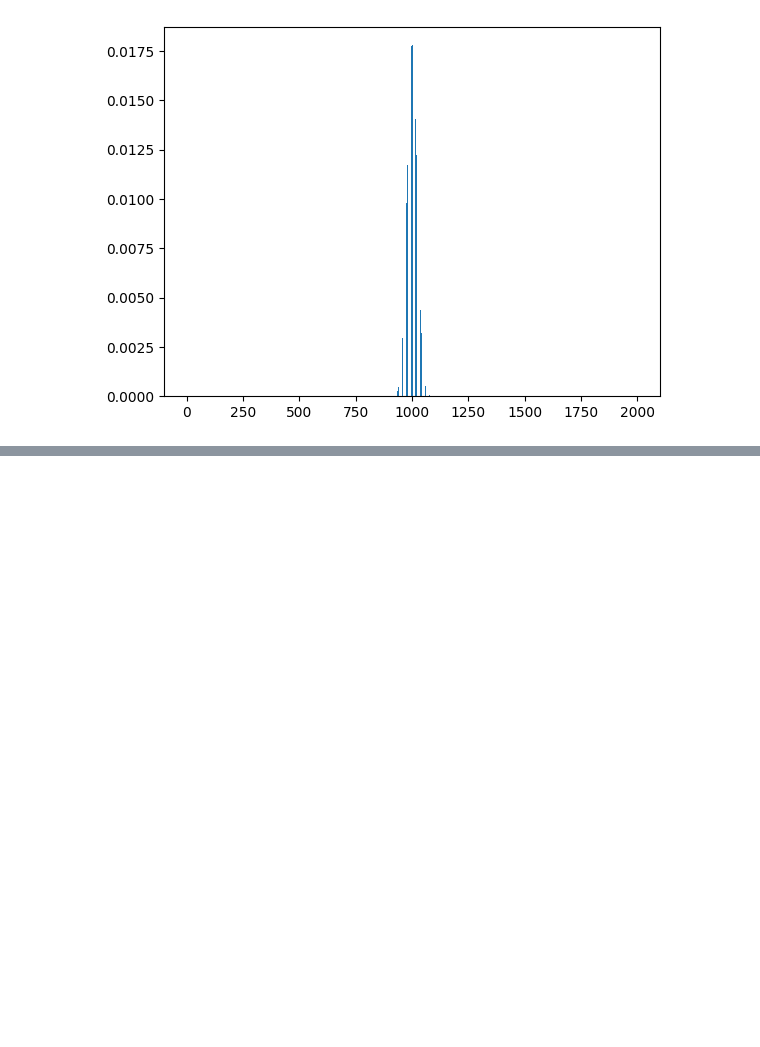
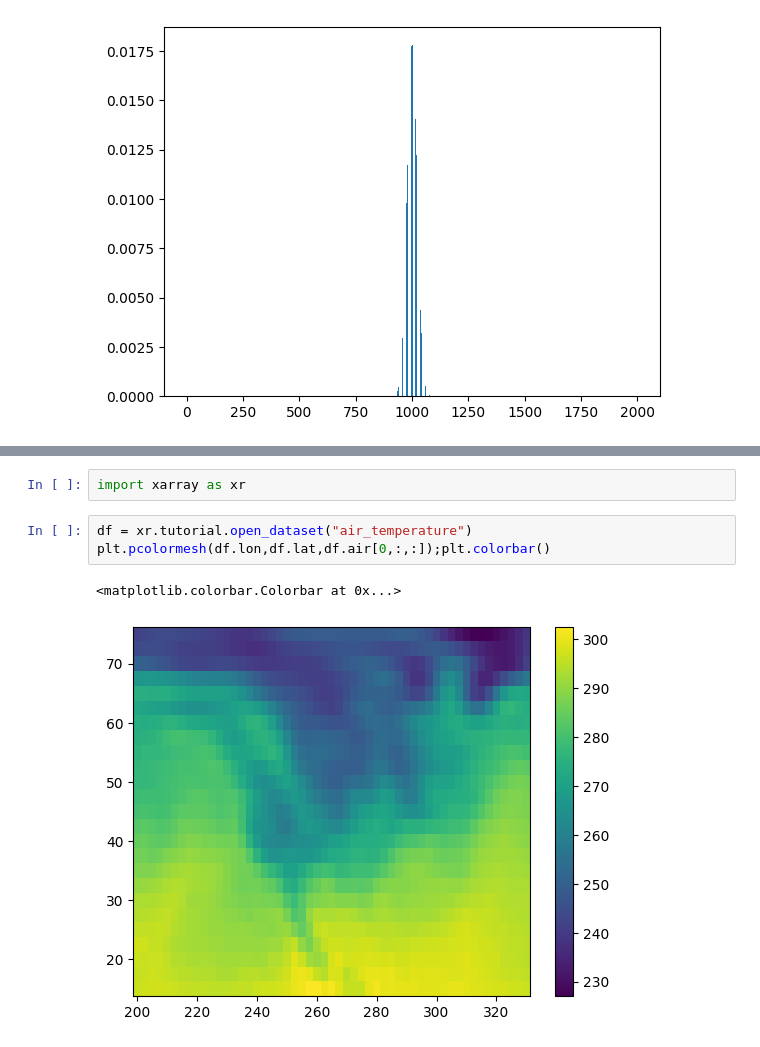
Before and after one commit to milicak/Data_Analysis_Course, a Jupyter notebook: Sample_distributions_mean_median_std.ipynb, the cells around one changed output, grey strips where cells are left out. Cells and saved outputs as stored; diff of their text form; blank space fills up the shorter version.

```diff
--- a/Sample_distributions_mean_median_std.ipynb
+++ b/Sample_distributions_mean_median_std.ipynb
@@ -197,0 +237,8 @@ plt.bar(range(0, n+1, 2),even_probs)
+# %%
+import xarray as xr
+# %%
+df = xr.tutorial.open_dataset("air_temperature")
+plt.pcolormesh(df.lon,df.lat,df.air[0,:,:]);plt.colorbar()
+# %% [output]
+<matplotlib.colorbar.Colorbar at 0x...>
+[figure, added]
```
Also changed, not shown: parts of 12 cells of this notebook.
